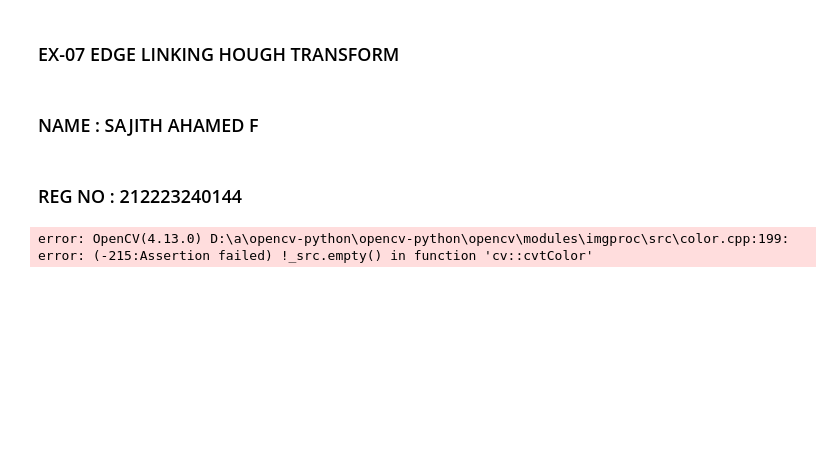
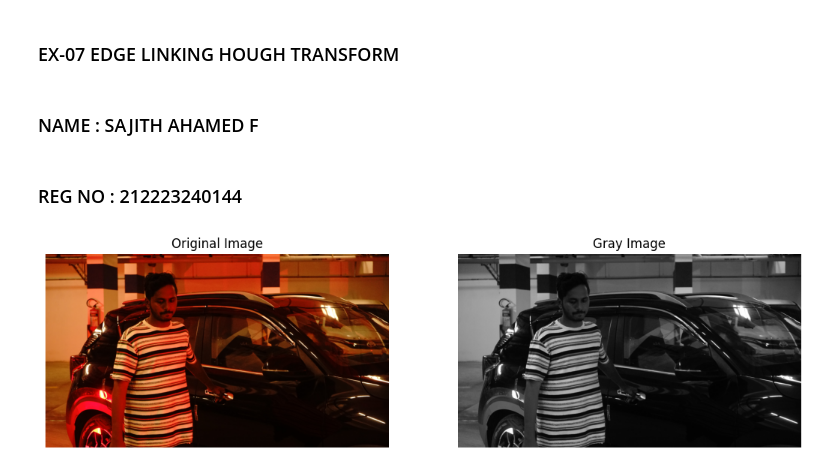
Before and after one commit to Sajith-28/Edge-Linking-using-Hough-Transformm, a Jupyter notebook: EXP 7 DIPT.ipynb, the cells around one changed output. Saved outputs shown, nothing was run; the diff lists cells and outputs as text; code cells hidden in the pictures; blank space fills up the shorter version.

```diff
--- a/EXP 7 DIPT.ipynb
+++ b/EXP 7 DIPT.ipynb
@@ -7,21 +7,21 @@
 # %%
 import numpy as np
 import cv2
 import matplotlib.pyplot as plt
-img=cv2.imread("",0)
-img_c=cv2.imread("VI.jpeg",1)
+img=cv2.imread("TK.JPG",0)
+img_c=cv2.imread("TK.JPG",1)
 img_c=cv2.cvtColor(img_c,cv2.COLOR_BGR2RGB)
 gray=cv2.cvtColor(img,cv2.COLOR_GRAY2RGB)
 gray = cv2.GaussianBlur(gray,(3,3),0)
 plt.figure(figsize=(13,13))
 plt.subplot(1,2,1)
 plt.imshow(img_c)
 plt.title("Original Image")
 plt.axis("off")
 plt.subplot(1,2,2)
 plt.imshow(gray)
 plt.title("Gray Image")
 plt.axis("off")
 plt.show()
 # %% [output]
-error: OpenCV(4.13.0) D:\a\opencv-python\opencv-python\opencv\modules\imgproc\src\color.cpp:199: error: (-215:Assertion failed) !_src.empty() in function 'cv::cvtColor'
+[figure, added]
```
Also changed, not shown: parts of 4 cells of this notebook.
